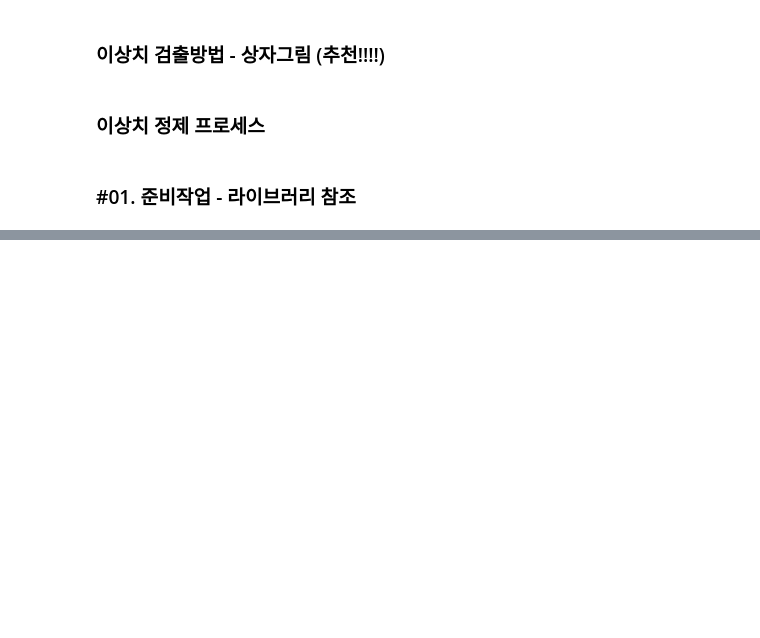
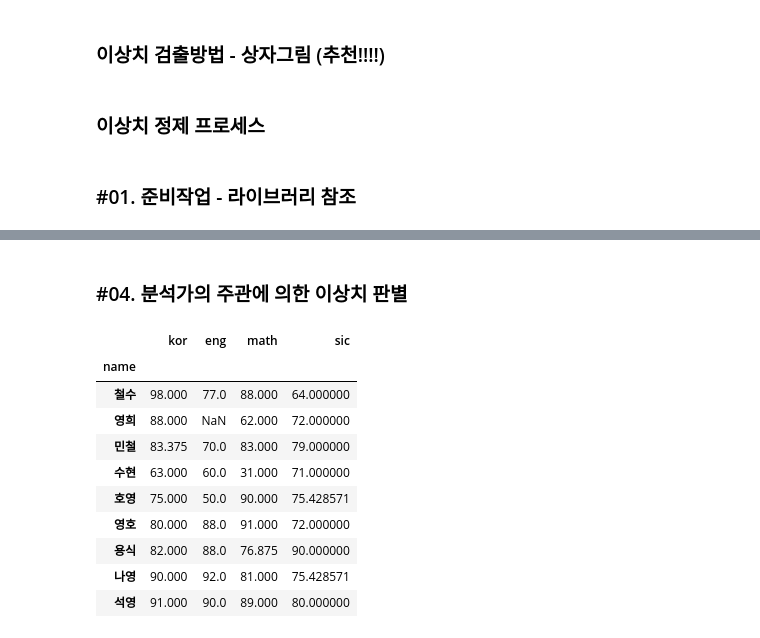
Before and after one commit to mvnvouno/python-study, a Jupyter notebook: Data Analysis Basic/03-Data Processing 1/03-4 데이터 정제 (2).ipynb, the cells around one changed output, grey strips where cells are left out. Saved outputs shown, nothing was run; the diff lists cells and outputs as text; code cells hidden in the pictures; blank space fills up the shorter version.

```diff
--- a/Data Analysis Basic/03-Data Processing 1/03-4 데이터 정제 (2).ipynb
+++ b/Data Analysis Basic/03-Data Processing 1/03-4 데이터 정제 (2).ipynb
@@ -38,0 +92,23 @@
+# %% [markdown]
+### #04. 분석가의 주관에 의한 이상치 판별
+# %%
+# 1. 이상치를 결측치로 변경:
+re_df.loc[re_df['eng'] > 100, 'eng'] = np.nan
+re_df
+    # 점수가 아무리 낮더라도 정상 범위(0~100)라면 답안지를
+    # 밀려썼거나 시험 중 실수가 발생했다고 넘어갈 수 있음.
+    # -> 이 경우는 정상적인 시험 결과로 간주하는 것이 옳다고 판단.
+    # but 정상범위를 벗어난 경우라면 채점에 오류가 있을 수 있다고 판단하여
+    # 이상치로 판별해야 한다.
+# %% [output]
+|  | kor | eng | math | sic |
+| name |  |  |  |  |
+| 철수 | 98.000 | 77.0 | 88.000 | 64.000000 |
+| 영희 | 88.000 | NaN | 62.000 | 72.000000 |
+| 민철 | 83.375 | 70.0 | 83.000 | 79.000000 |
+| 수현 | 63.000 | 60.0 | 31.000 | 71.000000 |
+| 호영 | 75.000 | 50.0 | 90.000 | 75.428571 |
+| 영호 | 80.000 | 88.0 | 91.000 | 72.000000 |
+| 용식 | 82.000 | 88.0 | 76.875 | 90.000000 |
+| 나영 | 90.000 | 92.0 | 81.000 | 75.428571 |
+| 석영 | 91.000 | 90.0 | 89.000 | 80.000000 |
```
Also changed, not shown: parts of 17 cells of this notebook, 10 other files.
